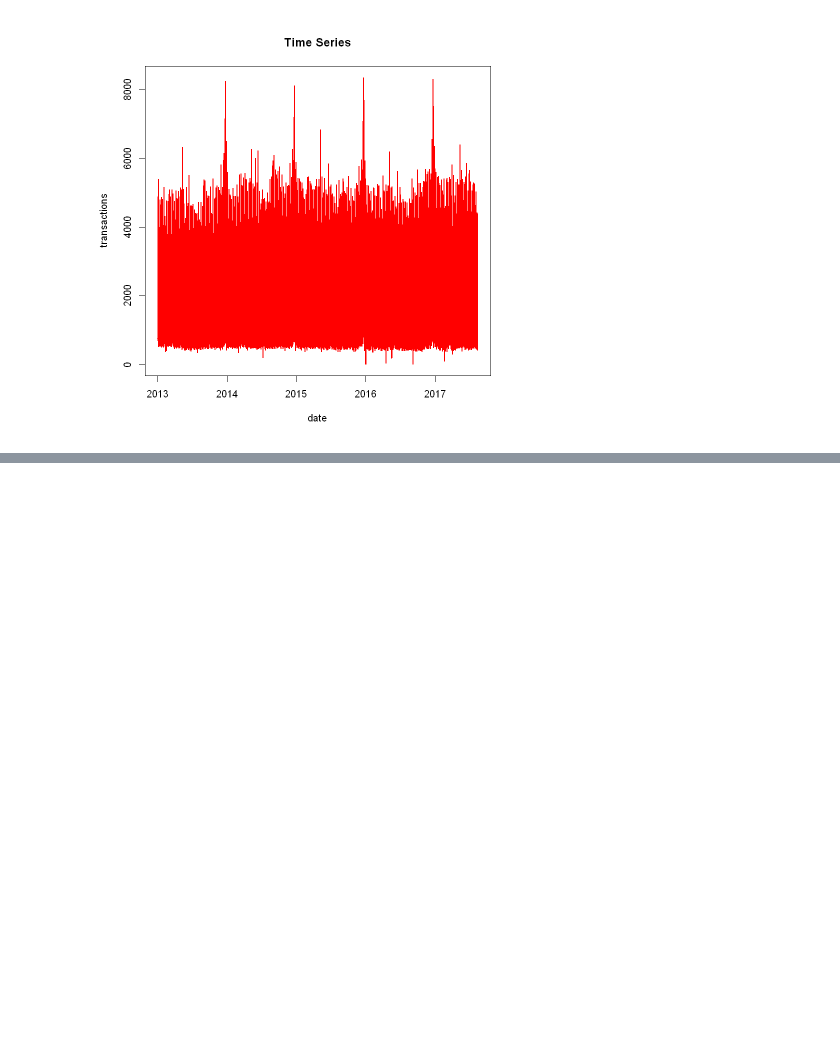
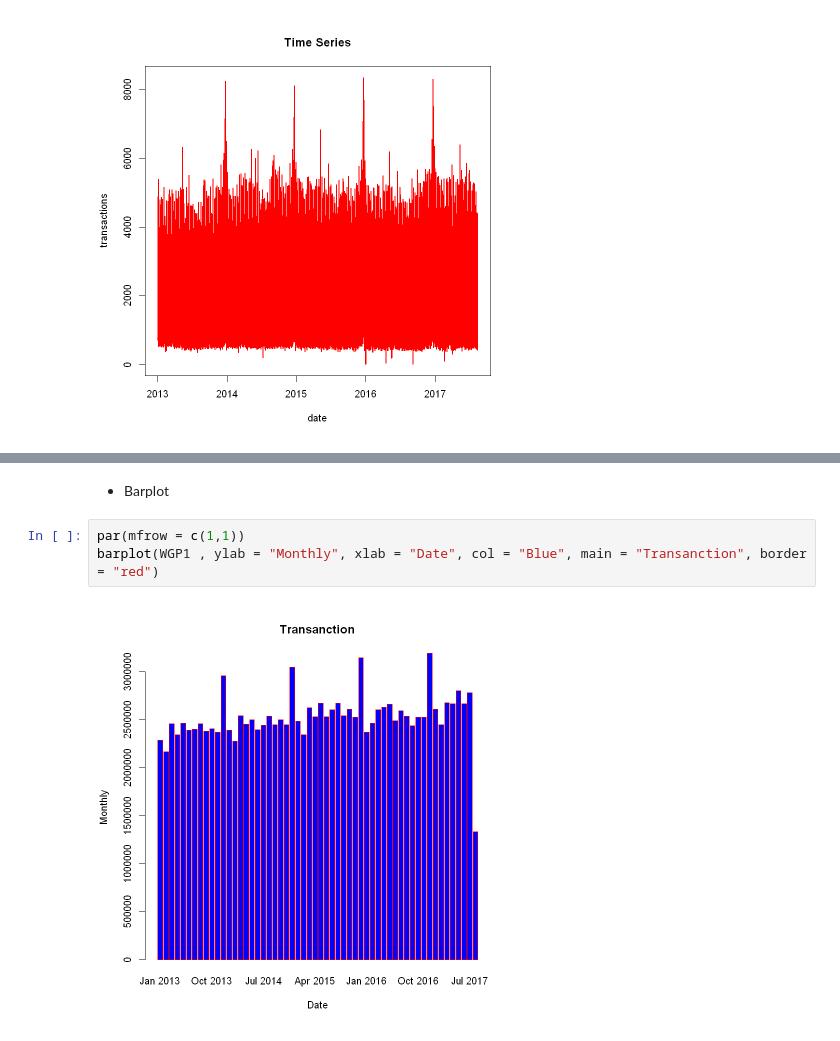
Before and after one commit to u-r-a-bot/R_tuts, a Jupyter notebook: week_1/data_visualisation_1.ipynb, the cells around one changed output, grey strips where cells are left out. Drawn from its saved outputs; the diff is of its cells as text; blank space fills up the shorter version.

```diff
--- a/week_1/data_visualisation_1.ipynb
+++ b/week_1/data_visualisation_1.ipynb
@@ -52,0 +66,7 @@ plot(Store_sales,
+# %% [markdown]
+* Barplot
+# %%
+par(mfrow = c(1,1))
+barplot(WGP1 , ylab = "Monthly", xlab = "Date", col = "Blue", main = "Transanction", border = "red")
+# %% [output]
+[figure, added]
```
Also changed, not shown: parts of 3 cells of this notebook, 1 other file.
